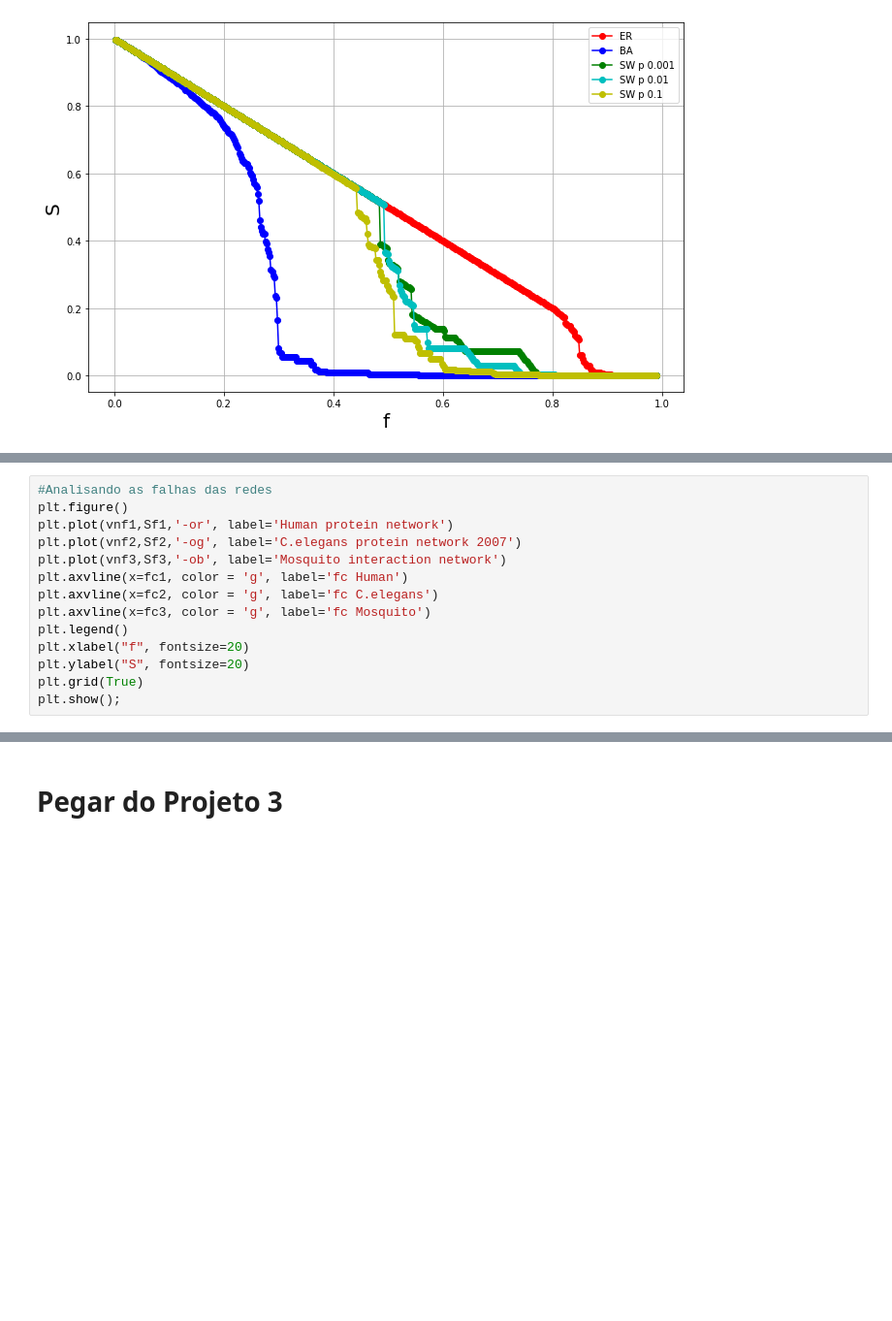
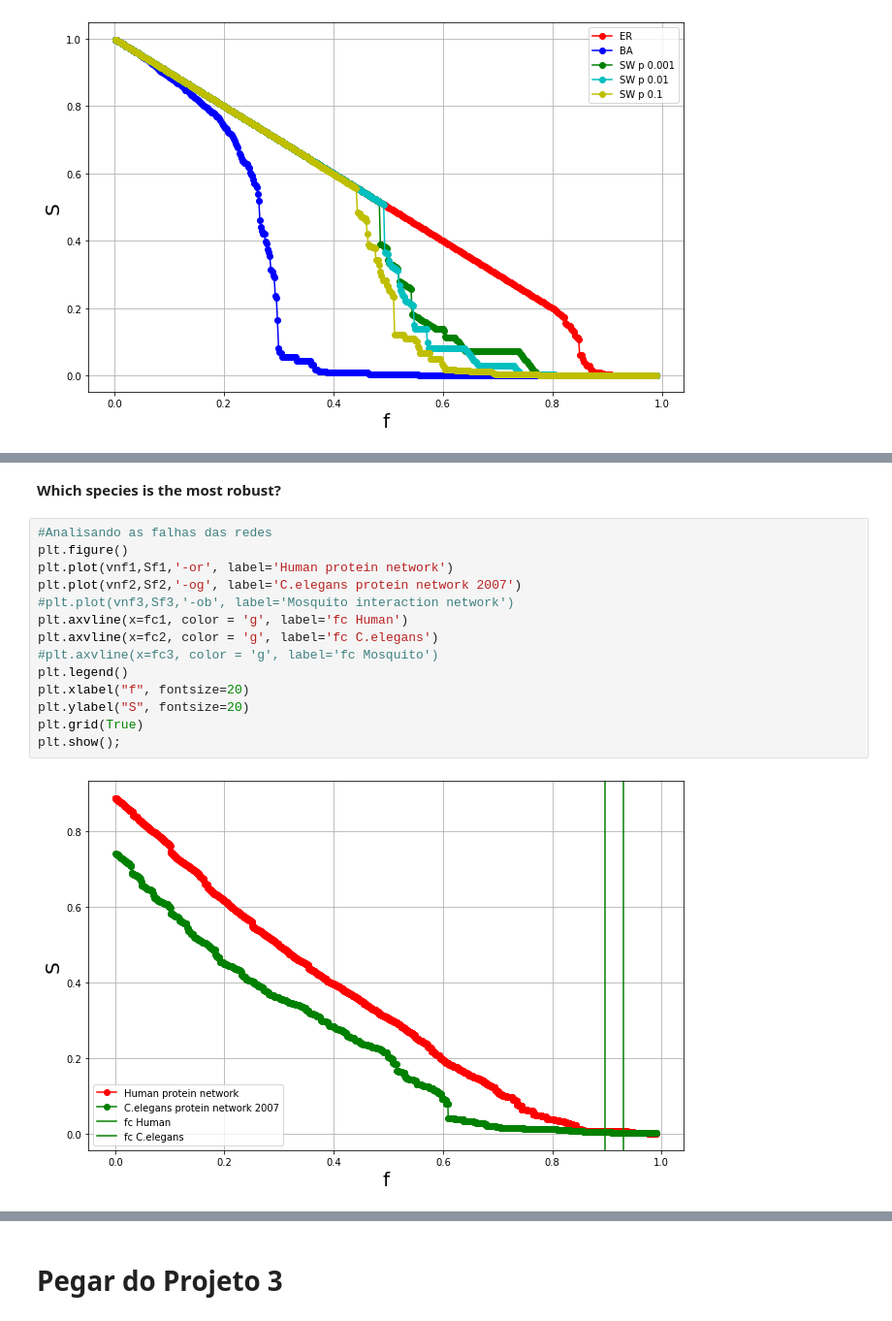
Before and after one commit to illiamw/Redes-Complexas, a Jupyter notebook: Projeto4/Projeto4.ipynb, the cells around one changed output, grey strips where cells are left out. Shown at 97% size. Drawn from its saved outputs; the diff is of its cells as text; blank space fills up the shorter version.

```diff
--- a/Projeto4/Projeto4.ipynb
+++ b/Projeto4/Projeto4.ipynb
@@ -724,17 +733,21 @@ Sa3, vna3 = attacks(Mosqt)
+# %% [markdown]
+**Which species is the most robust?**
 # %%
 #Analisando as falhas das redes
 plt.figure()
 plt.plot(vnf1,Sf1,'-or', label='Human protein network')
 plt.plot(vnf2,Sf2,'-og', label='C.elegans protein network 2007')
-plt.plot(vnf3,Sf3,'-ob', label='Mosquito interaction network')
+#plt.plot(vnf3,Sf3,'-ob', label='Mosquito interaction network')
 plt.axvline(x=fc1, color = 'g', label='fc Human')
 plt.axvline(x=fc2, color = 'g', label='fc C.elegans')
-plt.axvline(x=fc3, color = 'g', label='fc Mosquito')
+#plt.axvline(x=fc3, color = 'g', label='fc Mosquito')
 plt.legend()
 plt.xlabel("f", fontsize=20)
 plt.ylabel("S", fontsize=20)
 plt.grid(True)
 plt.show();
+# %% [output]
+[figure, added]
 # %%
 #Analisando os ataques das redes
 plt.figure()
```
Also changed, not shown: parts of 19 cells of this notebook.
